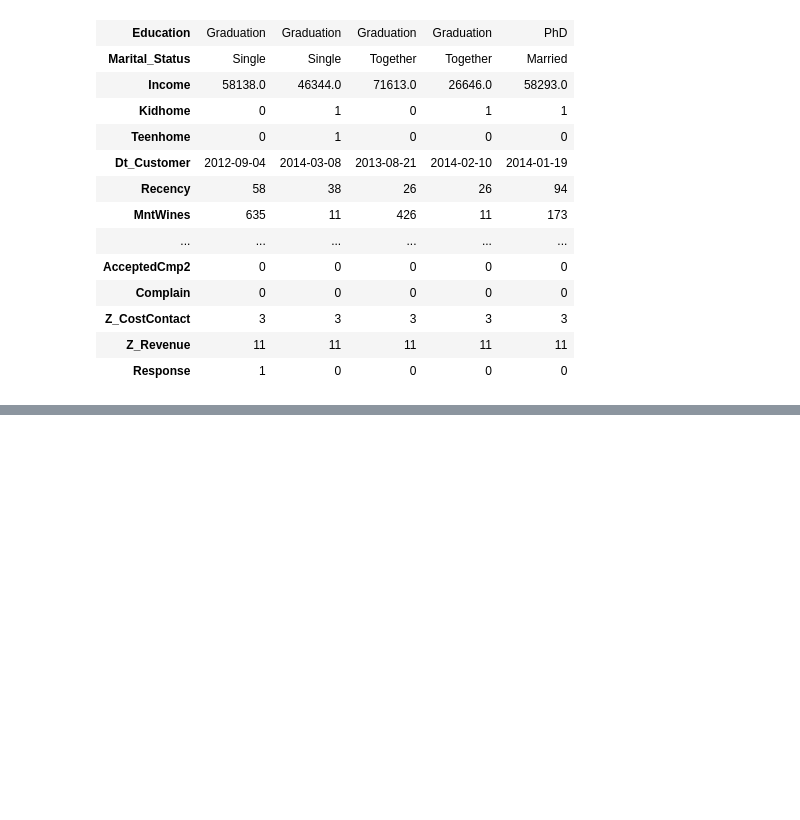
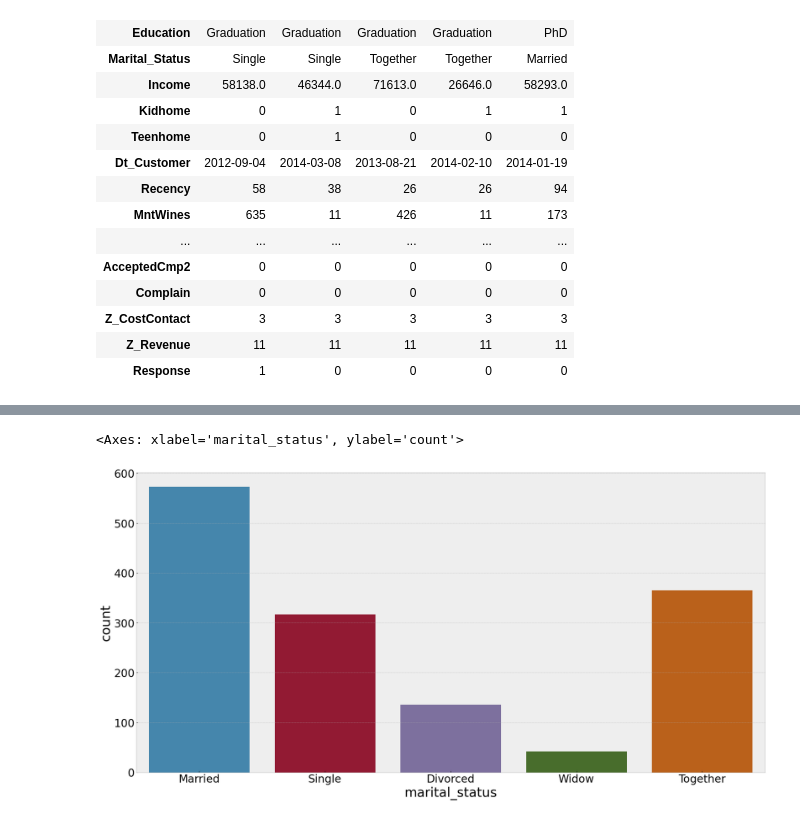
Before and after one commit to andersonrenatobonif/case_food_delivery, a Jupyter notebook: notebooks/v001.ipynb, the cells around one changed output, grey strips where cells are left out. Saved outputs shown, nothing was run; the diff lists cells and outputs as text; code cells hidden in the pictures; blank space fills up the shorter version.

```diff
--- a/notebooks/v001.ipynb
+++ b/notebooks/v001.ipynb
@@ -66,0 +344,5 @@ df.head().T
+# %%
+sns.countplot(data=df3, x='marital_status')
+# %% [output]
+<Axes: xlabel='marital_status', ylabel='count'>
+[figure, added]
```
Also changed, not shown: parts of 51 cells of this notebook.
